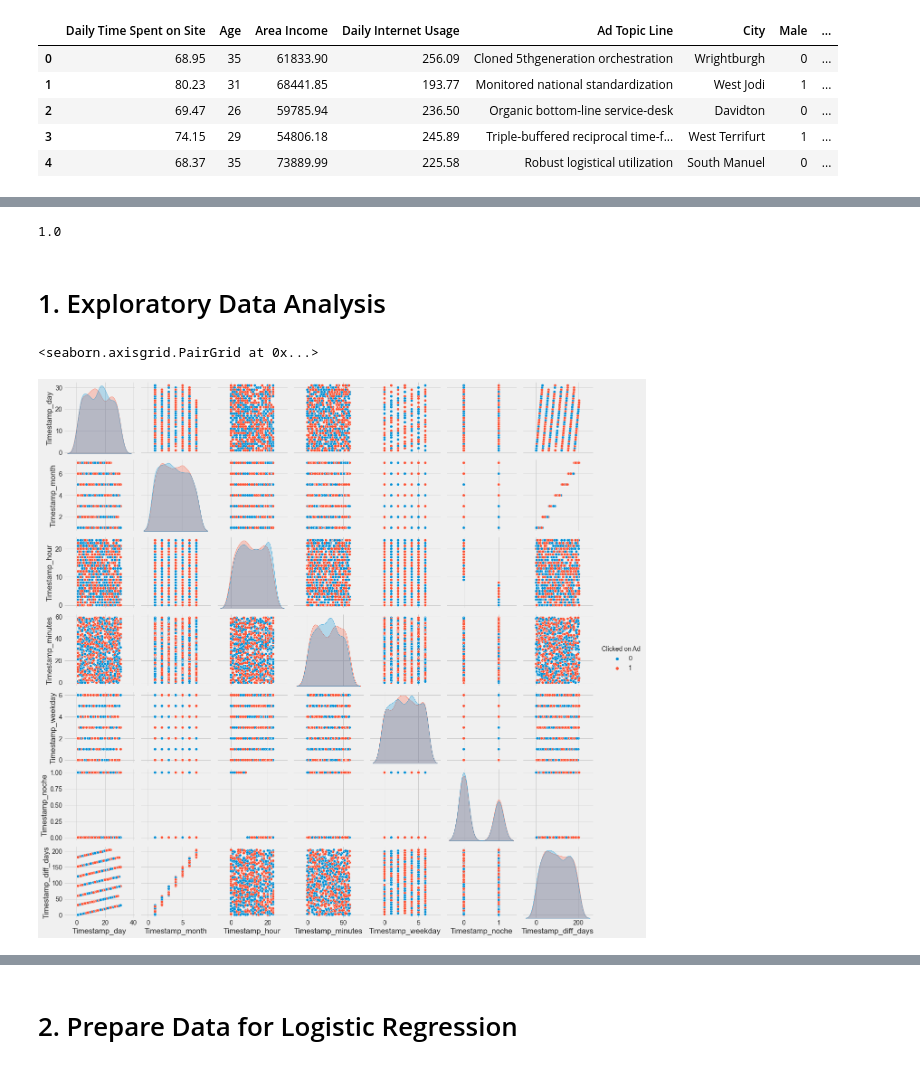
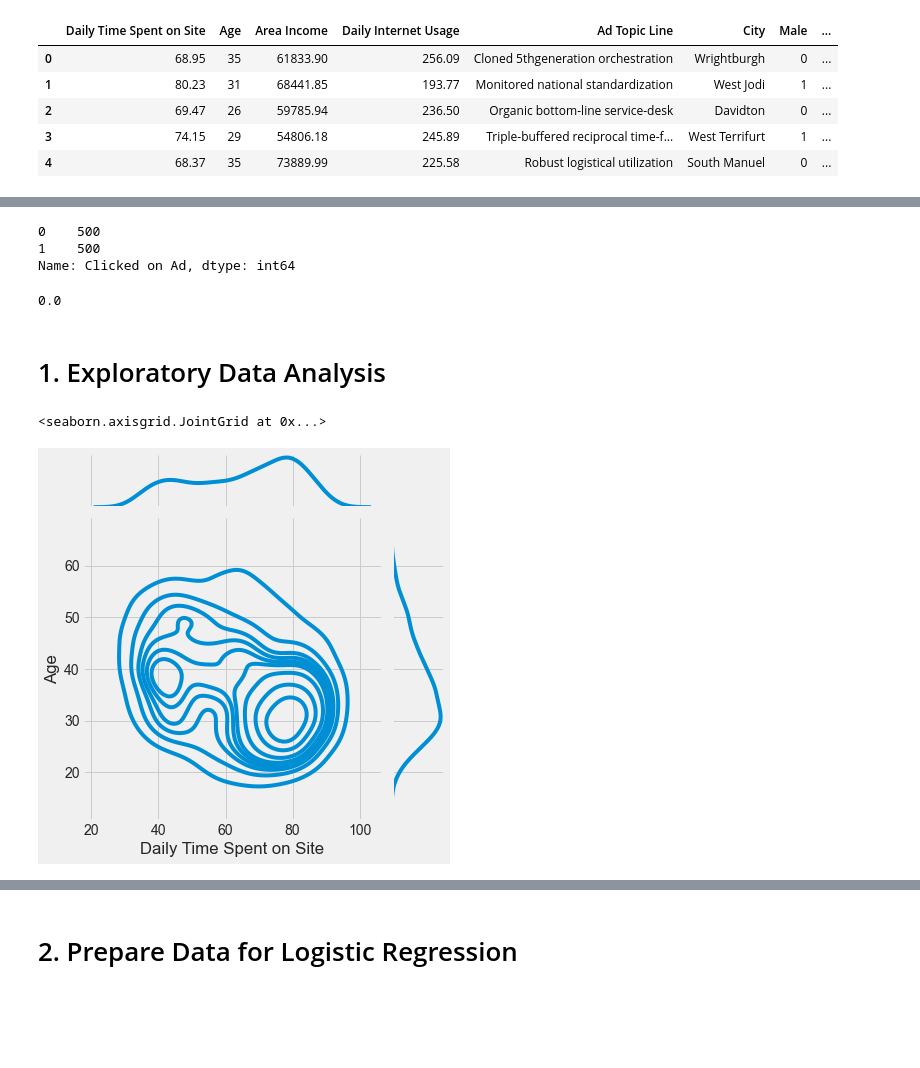
Before and after one commit to albertoromv/thebridge_ft_sep22, a Jupyter notebook: 3-Machine Learning/2-Supervisado/2 Logistic Regression/Logistic-regression predict-ad-click - aula.ipynb, the cells around one changed output, grey strips where cells are left out. Cells and saved outputs as stored; diff of their text form; code cells hidden in the pictures; blank space fills up the shorter version.

```diff
--- a/3-Machine Learning/2-Supervisado/2 Logistic Regression/Logistic-regression predict-ad-click - aula.ipynb
+++ b/3-Machine Learning/2-Supervisado/2 Logistic Regression/Logistic-regression predict-ad-click - aula.ipynb
@@ -77,6 +74,13 @@ Name: Male, dtype: int64
+# %%
+df['Clicked on Ad'].value_counts()
+# %% [output]
+0    500
+1    500
+Name: Clicked on Ad, dtype: int64
 # %%
 # ojea percentiles
+np.percentile(df['Clicked on Ad'], 49)
 # %% [output]
-1.0
+0.0
 # %% [markdown]
 # 1. Exploratory Data Analysis
@@ -85,2 +87,8 @@ Name: Male, dtype: int64
+# %%
+# calcula distribuciones conjuntas
+sns.jointplot(x = df['Daily Time Spent on Site'], y = df['Age'], kind='kde')
+# %% [output]
+<seaborn.axisgrid.JointGrid at 0x...>
+[figure, added]
 # %%
 # procesa fechas
@@ -95,5 +103,0 @@ df['Timestamp_diff_days'] =
-# %%
-sns.pairplot...
-# %% [output]
-<seaborn.axisgrid.PairGrid at 0x...>
-[figure, removed]
```
Also changed, not shown: parts of 72 cells of this notebook, 1 other file.
